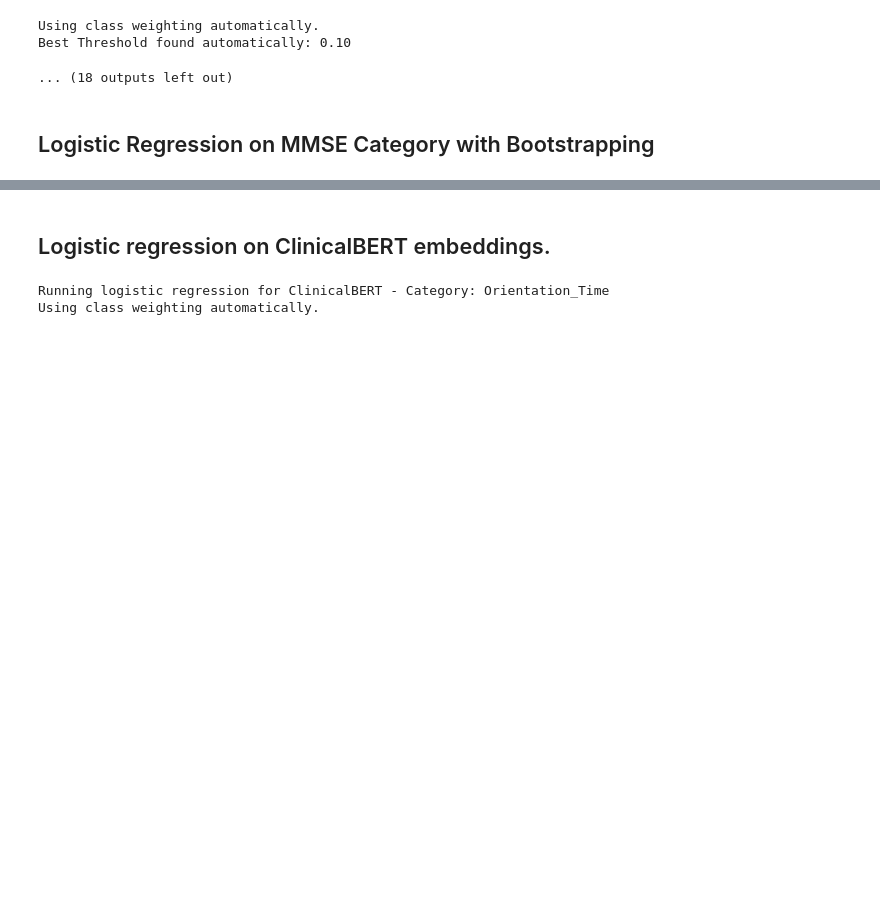
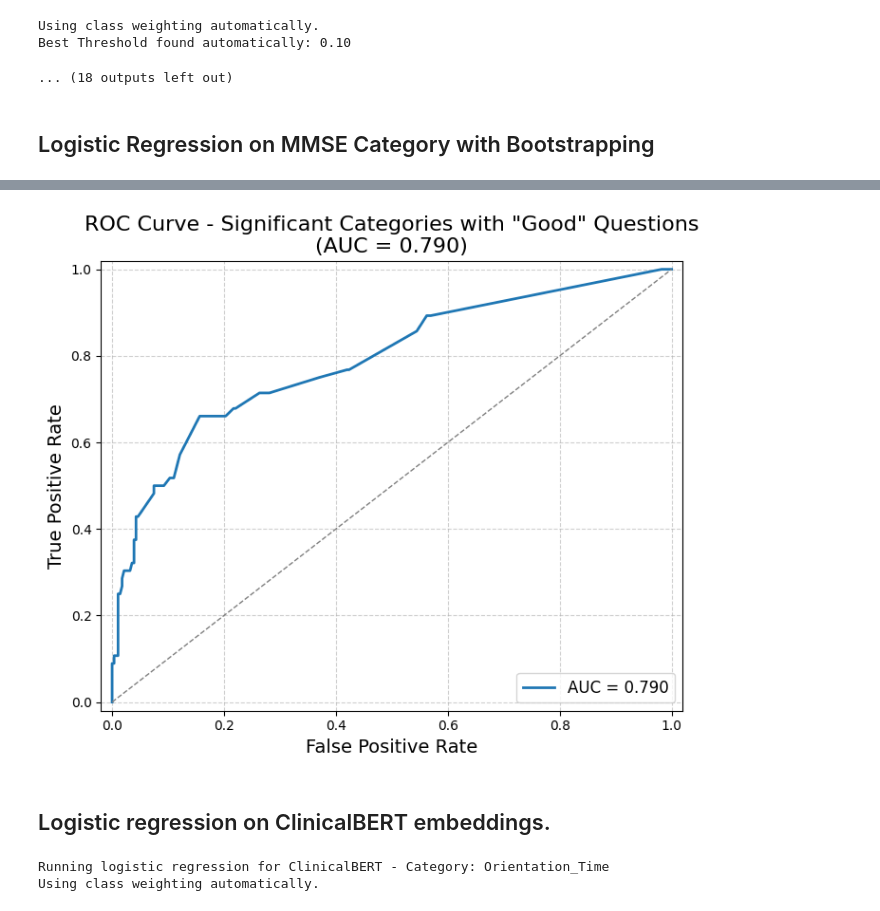
Before and after one commit to LisanKuruppu/bacheloroppgave, a Jupyter notebook: Logisitc_Analysis.ipynb, the cells around one changed output, grey strips where cells are left out. Saved outputs shown, nothing was run; the diff lists cells and outputs as text; code cells hidden in the pictures; blank space fills up the shorter version.

```diff
--- a/Logisitc_Analysis.ipynb
+++ b/Logisitc_Analysis.ipynb
@@ -600,0 +693,86 @@ F1-score: Mean = 0.2801, 95% CI = [0.2716, 0.2875]
+# %%
+# Create composite scores for each category
+for category, questions in updated_categories.items():
+    df_train[f"{category}_COMPOSITE"] = df_train[questions].sum(axis=1, skipna=True)
+    df_test[f"{category}_COMPOSITE"] = df_test[questions].sum(axis=1, skipna=True)
+
+# Analyze each category
+category_results = []
+
+for category in updated_categories.keys():
+    print(f"\nRunning logistic regression for category: {category}")
+
+    try:
+        # Define features and target
+        X_train_category = df_train[[f"{category}_COMPOSITE"]]
+        y_train_category = df_train['AD']
+        X_test_category = df_test[[f"{category}_COMPOSITE"]]
+        y_test_category = df_test['AD']
+
+        # Run logistic regression with bootstrapping (auto threshold)
+        results_category = bootstrap_metrics(
+            df_train=X_train_category,
+            df_test=X_test_category,
+            independent_vars=[f"{category}_COMPOSITE"],
+            dep_var_train=y_train_category,
+            dep_var_test=y_test_category,
+            n_bootstrap=1000
+        )
+
+        # Save results
+        category_results.append({
+            'Category': category,
+            'Best Threshold': results_category["Best Threshold"],
+            'Odds Ratios': results_category["Odds Ratios (one-time fit)"],
+            'Bootstrapped Metrics': results_category["Bootstrapped Metrics"],
+            'True Labels': results_category["True Labels"],
+            'Predicted Probabilities': results_category["Predicted Probabilities"]
+        })
+
+    except Exception as e:
+        print(f"Error running logistic regression for category {category}: {e}")
+        continue
+
+# Display results for each category
+for result in category_results:
+    print(f"\n============ Results for {result['Category']} ============")
+    print("----- Odds Ratios (one-time fit) -----")
+    print(result['Odds Ratios'])
+    print(f"\nBest Threshold Automatically Found: {result['Best Threshold']:.2f}")
+    print("\n----- Bootstrapped Metrics (1000 runs) -----")
+    for metric, (mean, ci) in result['Bootstrapped Metrics'].items():
+        print(f"{metric}: Mean = {mean:.4f}, 95% CI = [{ci[0]:.4f}, {ci[1]:.4f}]")
+
+# (Optional) Plot ROC Curve for each category
+# for result in category_results:
+#    plot_roc_curve(result["True Labels"], result["Predicted Probabilities"], title=f"ROC Curve - {result['Category']}")
+
+# ======= Logistic Regression on Combined Model =======
+combined_features = [f"{category}_COMPOSITE" for category in updated_categories.keys()]
+X_train_combined = df_train[combined_features]
+X_test_combined = df_test[combined_features]
+y_train_combined = df_train['AD']
+y_test_combined = df_test['AD']
+
+# Run logistic regression on the combined model
+updated_category_results = bootstrap_metrics(
+    df_train=X_train_combined,
+    df_test=X_test_combined,
+    independent_vars=[f"{category}_COMPOSITE" for category in updated_categories.keys()],
+    dep_var_train=y_train_combined,
+    dep_var_test=y_test_combined,
+    n_bootstrap=1000
+)
+
+# Display combined results
+print("\n============ Combined Results ============")
+print("----- Odds Ratios (one-time fit) -----")
+print(updated_category_results["Odds Ratios (one-time fit)"])
+print(f"\nBest Threshold Automatically Found: {updated_category_results['Best Threshold']:.2f}")
+print("\n----- Bootstrapped Metrics (1000 runs) -----")
+for metric, (mean, ci) in updated_category_results["Bootstrapped Metrics"].items():
+    print(f"{metric}: Mean = {mean:.4f}, 95% CI = [{ci[0]:.4f}, {ci[1]:.4f}]")
+
+# (Optional) Plot ROC Curve for combined model
+plot_roc_curve(updated_category_results["True Labels"], updated_category_results["Predicted Probabilities"], title='ROC Curve - Significant Categories with "Good" Questions')
+# %% [output]
@@ -601,3 +846,4 @@ F1-score: Mean = 0.2801, 95% CI = [0.2716, 0.2875]
+[figure, added]
 # %% [markdown]
 ## Logistic regression on ClinicalBERT embeddings.
 # %%
```
Also changed, not shown: parts of 23 cells of this notebook, 19 other files.
